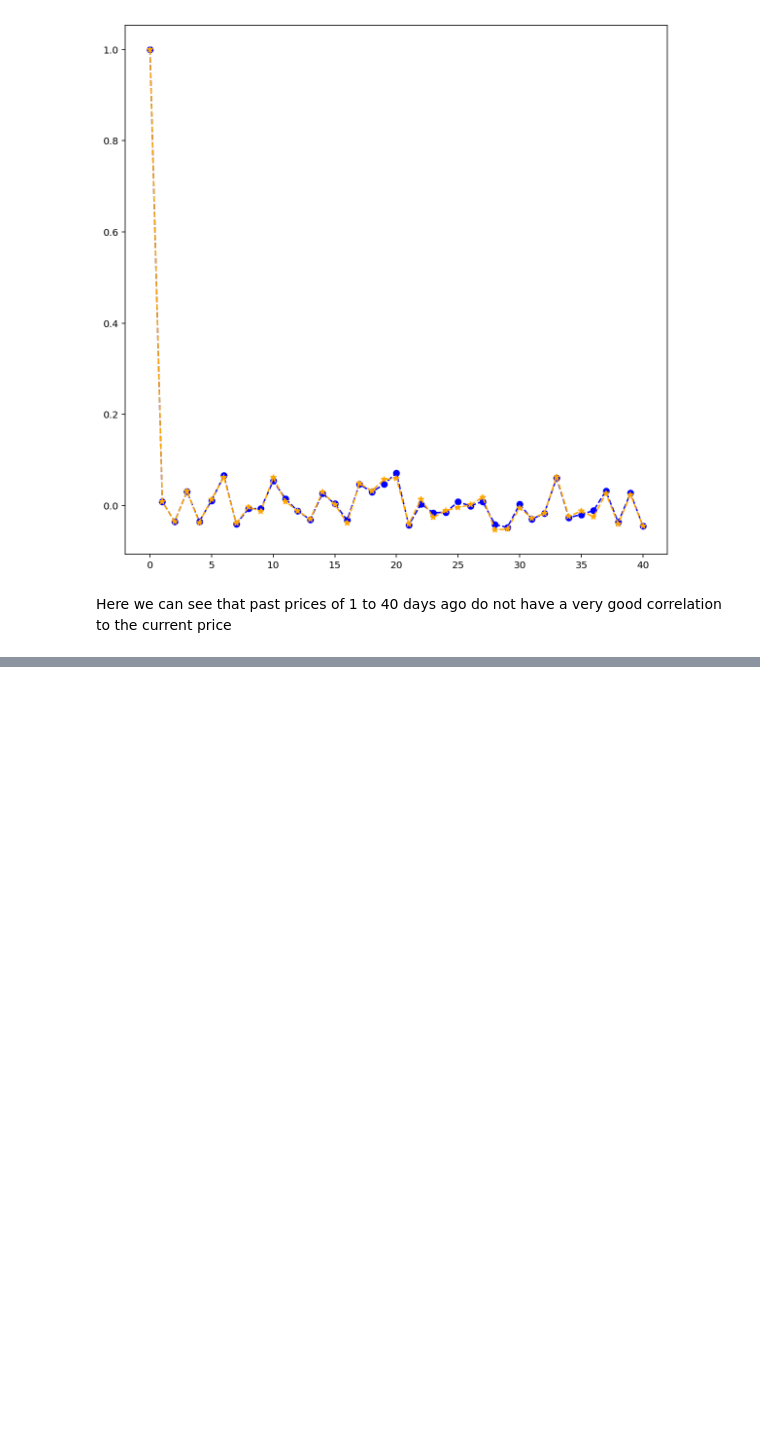
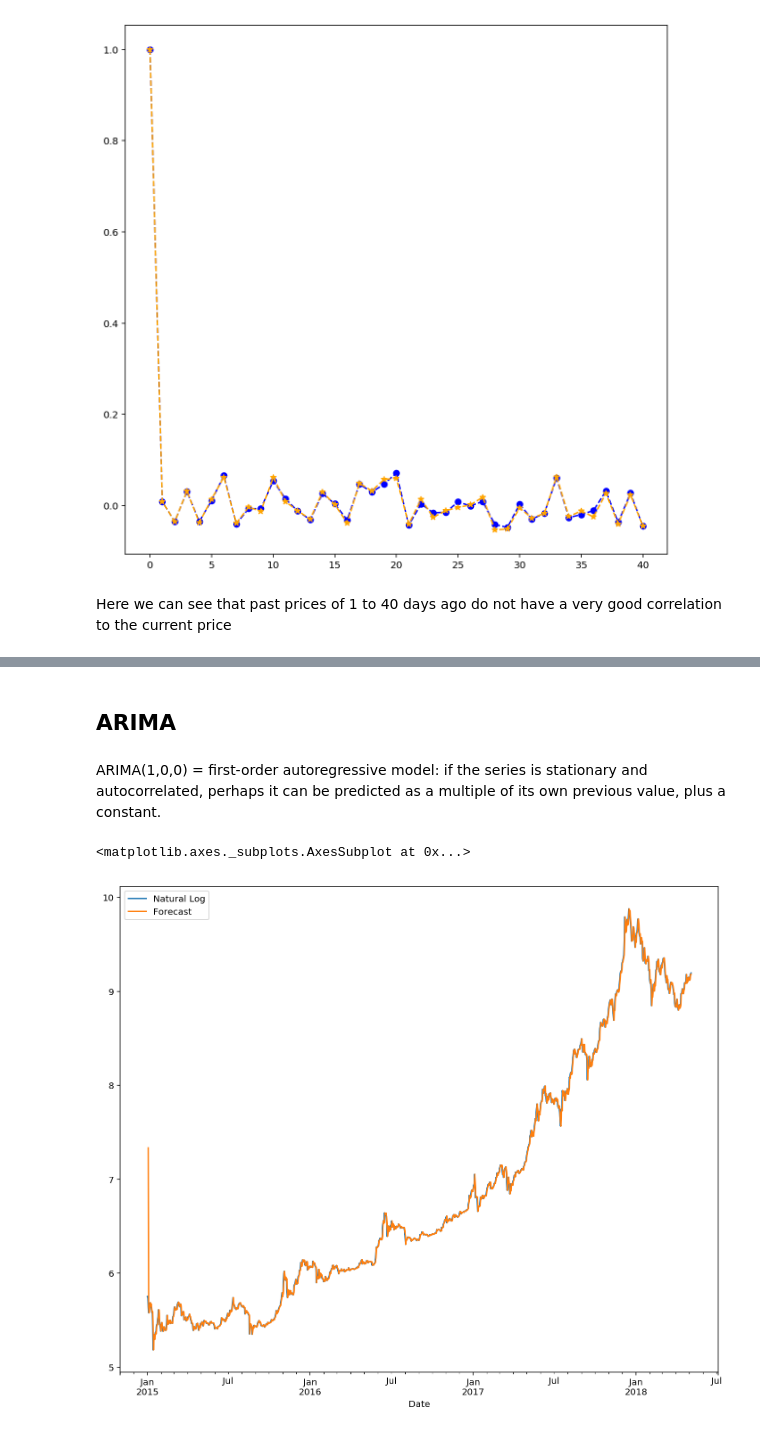
Before and after one commit to WillHTam/bitcoin-streamer-lstm, a Jupyter notebook: processor/statistical_analysis.ipynb, the cells around one changed output, grey strips where cells are left out. Drawn from its saved outputs; the diff is of its cells as text; code cells hidden in the pictures; blank space fills up the shorter version.

```diff
--- a/processor/statistical_analysis.ipynb
+++ b/processor/statistical_analysis.ipynb
@@ -111,0 +134,12 @@ Here we can see that past prices of 1 to 40 days ago do not have a very good cor
+# %% [markdown]
+## ARIMA
+# %% [markdown]
+ARIMA(1,0,0) = first-order autoregressive model: if the series is stationary and autocorrelated, perhaps it can be predicted as a multiple of its own previous value, plus a constant.
+# %%
+model = sa.tsa.ARIMA(bdata['Natural Log'].dropna().iloc[2:], order=(1, 0, 0))
+results = model.fit(disp=-1)
+bdata['Forecast'] = results.fittedvalues
+bdata[['Natural Log', 'Forecast']].plot(figsize=(12, 10))
+# %% [output]
+<matplotlib.axes._subplots.AxesSubplot at 0x...>
+[figure, added]
```
Also changed, not shown: parts of 12 cells of this notebook.
